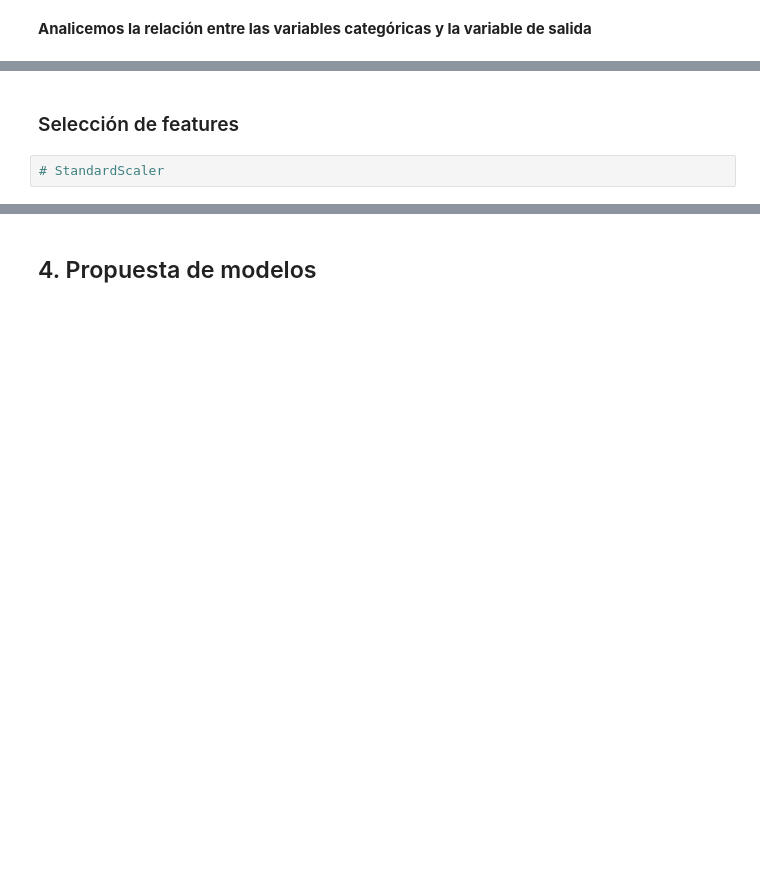
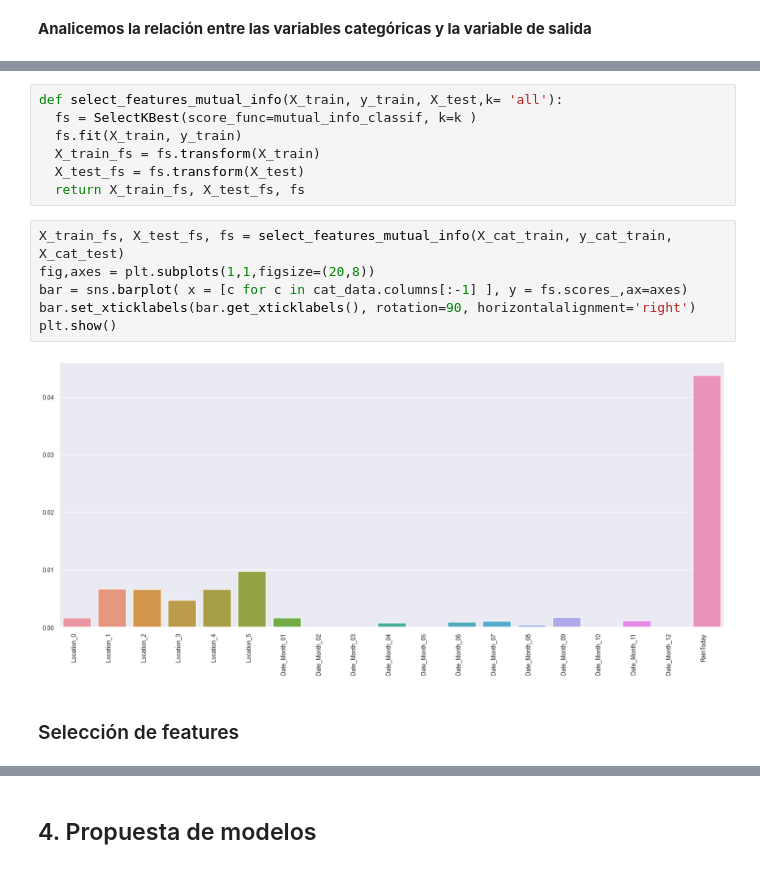
Before and after one commit to fede0ter0/ceia_and_tp_integrador, a Jupyter notebook: tp_integrador.ipynb, the cells around one changed output, grey strips where cells are left out. Drawn from its saved outputs; the diff is of its cells as text; blank space fills up the shorter version.

```diff
--- a/tp_integrador.ipynb
+++ b/tp_integrador.ipynb
@@ -798,4 +844,17 @@ Nos interesa ver particularmente la última fila de la matriz: <br>
+# %%
+def select_features_mutual_info(X_train, y_train, X_test,k= 'all'):
+  fs = SelectKBest(score_func=mutual_info_classif, k=k )
+  fs.fit(X_train, y_train)
+  X_train_fs = fs.transform(X_train)
+  X_test_fs = fs.transform(X_test)
+  return X_train_fs, X_test_fs, fs
+# %%
+X_train_fs, X_test_fs, fs = select_features_mutual_info(X_cat_train, y_cat_train, X_cat_test)
+fig,axes = plt.subplots(1,1,figsize=(20,8))
+bar = sns.barplot( x = [c for c in cat_data.columns[:-1] ], y = fs.scores_,ax=axes)
+bar.set_xticklabels(bar.get_xticklabels(), rotation=90, horizontalalignment='right')
+plt.show()
+# %% [output]
+[figure, added]
 # %% [markdown]
 ### Selección de features
-# %%
-# StandardScaler
```
Also changed, not shown: parts of 19 cells of this notebook.
